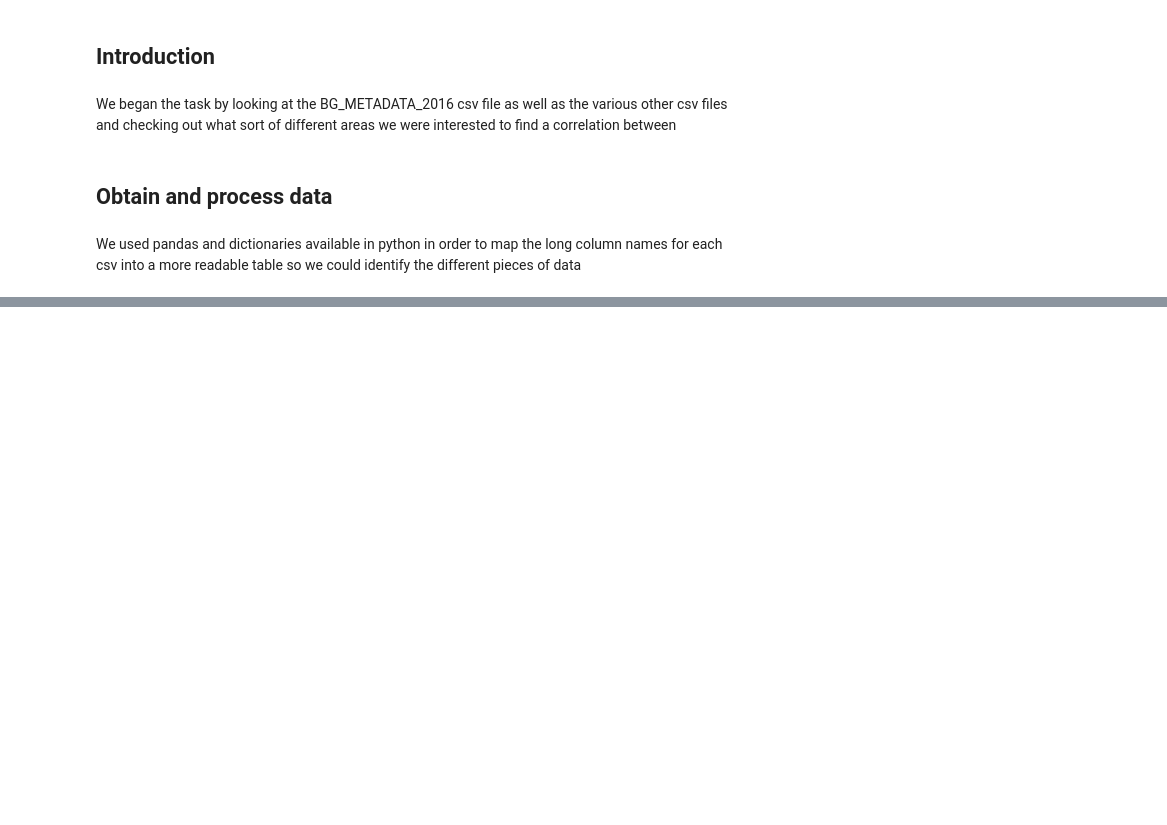
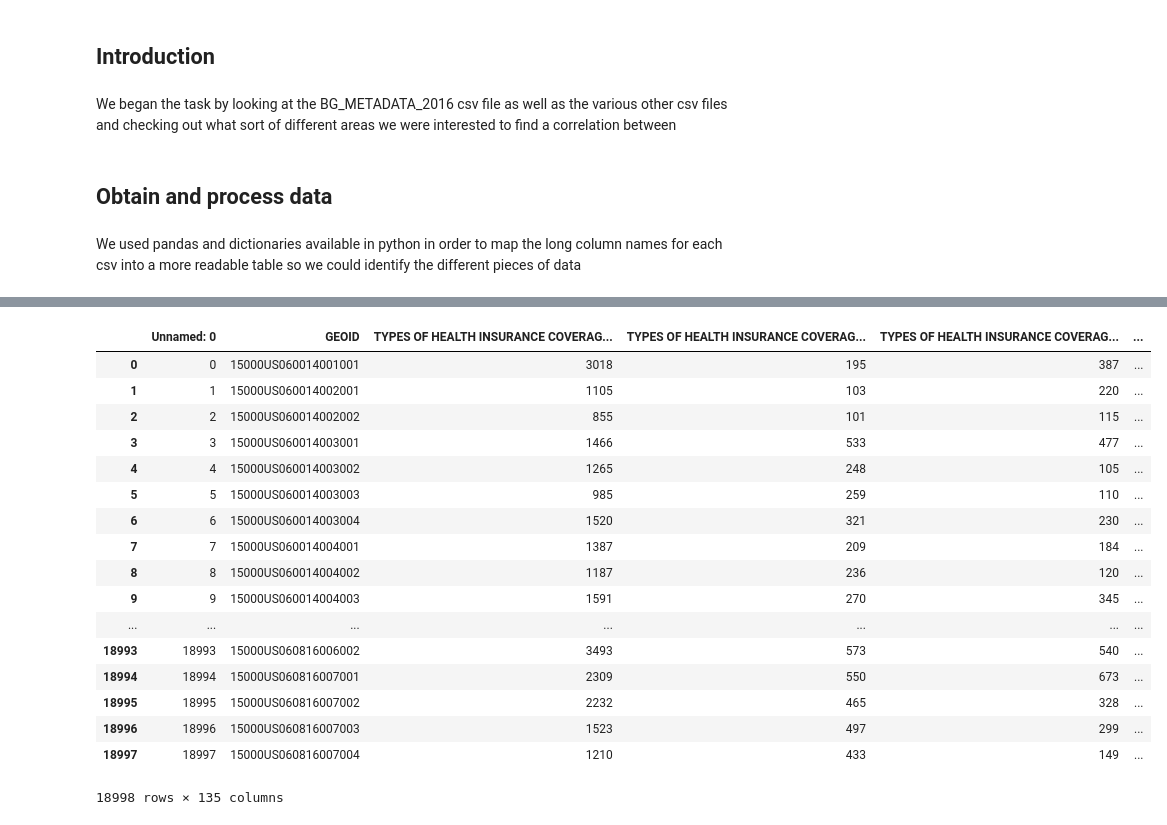
Before and after one commit to Tiger-Cross/AIHack18, a Jupyter notebook: notebooks/data_preparation.ipynb, the cells around one changed output, grey strips where cells are left out. Drawn from its saved outputs; the diff is of its cells as text; code cells hidden in the pictures; blank space fills up the shorter version.

Commit message:
Copy csv parsing and mapping into data_prep notebook

```diff
--- a/notebooks/data_preparation.ipynb
+++ b/notebooks/data_preparation.ipynb
@@ -31,0 +30,16 @@ We used pandas and dictionaries available in python in order to map the long col
+# %%
+metadata = pd.read_csv("../data/raw/california/train/BG_METADATA_2016.csv")
+# %%
+def replace_columns(df):
+    labels = pd.Series(metadata["Full_Name"].values,index=metadata["Short_Name"]).to_dict()
+    df = df.rename(columns=labels)
+    return df
+# %%
+dfs = {}
+
+path = "../data/raw/california/train/"
+for f in os.listdir(path):
+    print(f)
+    df = pd.read_csv(path+f)
+    df = replace_columns(df)
+    dfs[f] = df
@@ -31,0 +64,21 @@ We used pandas and dictionaries available in python in order to map the long col
+# %%
+dfs['X27_HEALTH_INSURANCE.csv']
+# %% [output]
+|  | Unnamed: 0 | GEOID | TYPES OF HEALTH INSURANCE COVERAG... | TYPES OF HEALTH INSURANCE COVERAG... | TYPES OF HEALTH INSURANCE COVERAG... | ... |
+| 0 | 0 | 15000US060014001001 | 3018 | 195 | 387 | ... |
+| 1 | 1 | 15000US060014002001 | 1105 | 103 | 220 | ... |
+| 2 | 2 | 15000US060014002002 | 855 | 101 | 115 | ... |
+| 3 | 3 | 15000US060014003001 | 1466 | 533 | 477 | ... |
+| 4 | 4 | 15000US060014003002 | 1265 | 248 | 105 | ... |
+| 5 | 5 | 15000US060014003003 | 985 | 259 | 110 | ... |
+| 6 | 6 | 15000US060014003004 | 1520 | 321 | 230 | ... |
+| 7 | 7 | 15000US060014004001 | 1387 | 209 | 184 | ... |
+| 8 | 8 | 15000US060014004002 | 1187 | 236 | 120 | ... |
+| 9 | 9 | 15000US060014004003 | 1591 | 270 | 345 | ... |
+| ... | ... | ... | ... | ... | ... | ... |
+| 18993 | 18993 | 15000US060816006002 | 3493 | 573 | 540 | ... |
+| 18994 | 18994 | 15000US060816007001 | 2309 | 550 | 673 | ... |
+| 18995 | 18995 | 15000US060816007002 | 2232 | 465 | 328 | ... |
+| 18996 | 18996 | 15000US060816007003 | 1523 | 497 | 299 | ... |
+| 18997 | 18997 | 15000US060816007004 | 1210 | 433 | 149 | ... |
+18998 rows × 135 columns
```
Also changed, not shown: parts of 2 cells of this notebook, 1 other file.
